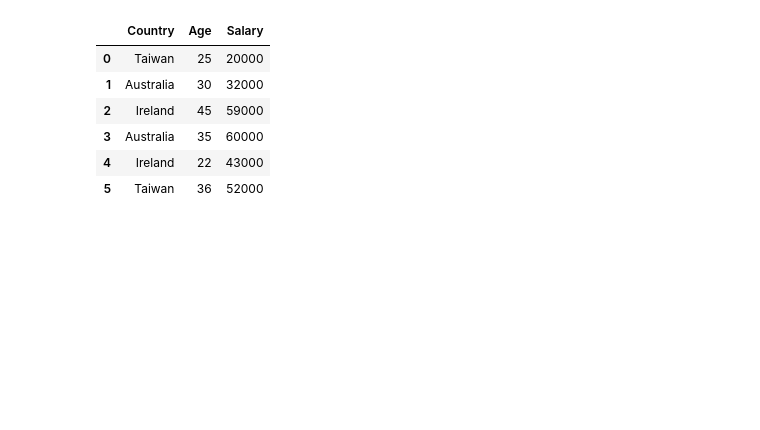
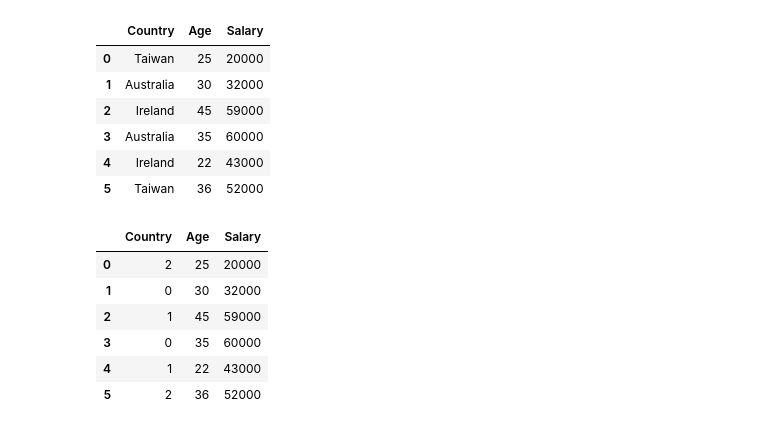
Before and after one commit to yichin17/-, a Jupyter notebook: 13_One_Hot_Encoding.ipynb, the cells around one changed output. Saved outputs shown, nothing was run; the diff lists cells and outputs as text; code cells hidden in the pictures; blank space fills up the shorter version.

```diff
--- a/13_One_Hot_Encoding.ipynb
+++ b/13_One_Hot_Encoding.ipynb
@@ -17,3 +17,17 @@ data
 | 3 | Australia | 35 | 60000 |
 | 4 | Ireland | 22 | 43000 |
 | 5 | Taiwan | 36 | 52000 |
+# %%
+from sklearn.preprocessing import LabelEncoder
+labelencoder = LabelEncoder()
+data_le=pd.DataFrame(dic)
+data_le['Country'] = labelencoder.fit_transform(data['Country'])
+data_le
+# %% [output]
+|  | Country | Age | Salary |
+| 0 | 2 | 25 | 20000 |
+| 1 | 0 | 30 | 32000 |
+| 2 | 1 | 45 | 59000 |
+| 3 | 0 | 35 | 60000 |
+| 4 | 1 | 22 | 43000 |
+| 5 | 2 | 36 | 52000 |
```
Also changed, not shown: parts of 2 cells of this notebook.
